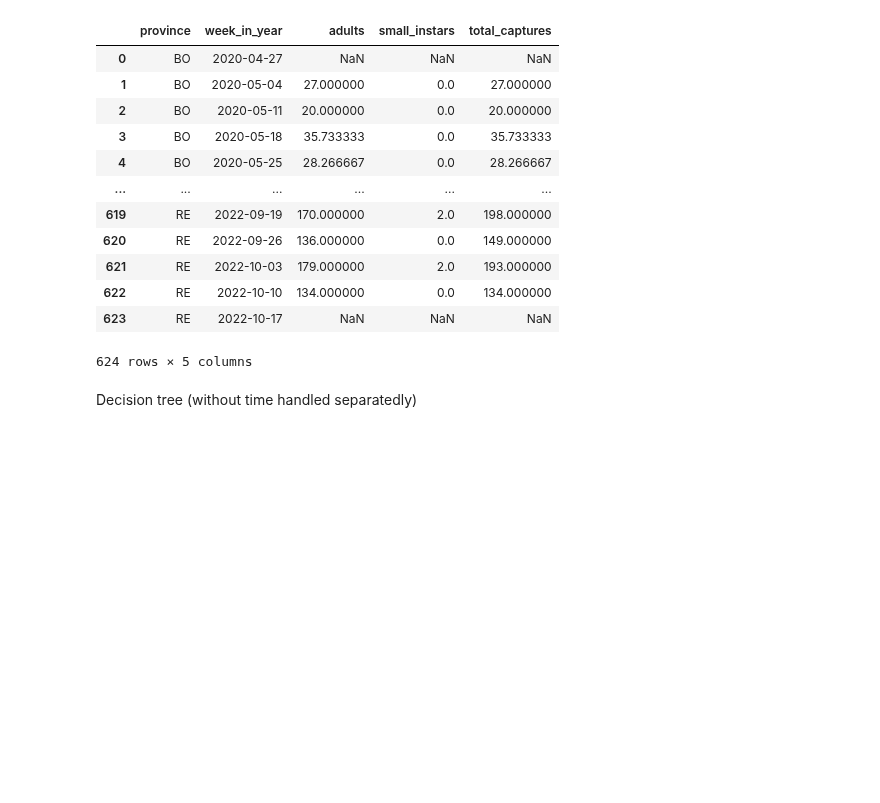
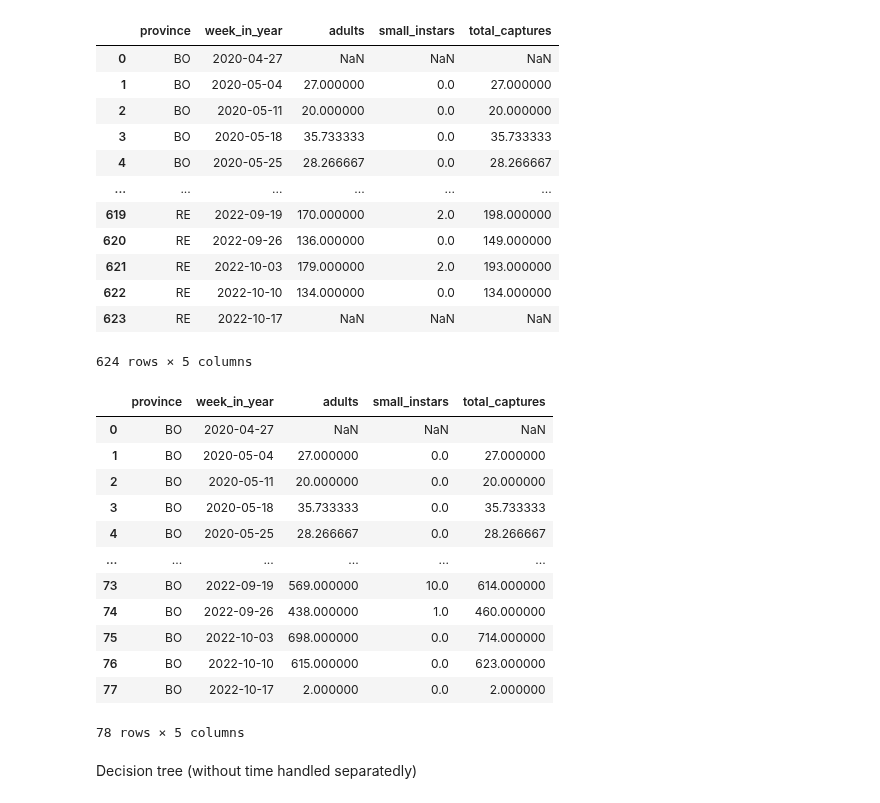
Before and after one commit to big-unibo/explain, a Jupyter notebook: intentional/src/main/python/predict.ipynb, the cells around one changed output. Drawn from its saved outputs; the diff is of its cells as text; code cells hidden in the pictures; blank space fills up the shorter version.

```diff
--- a/intentional/src/main/python/predict.ipynb
+++ b/intentional/src/main/python/predict.ipynb
@@ -150,6 +147,49 @@ df
 | 622 | RE | 2022-10-10 | 134.000000 | 0.0 | 134.000000 |
 | 623 | RE | 2022-10-17 | NaN | NaN | NaN |
 624 rows × 5 columns
+# %%
+target_measure = "adults"
+date_attr = "week_in_year"
+column = "province"
+
+def get_data(columns=None, filters=None):
+    df = pd.read_csv('foo.csv')
+    if columns is not None: df = df[columns]
+    if filters is not None:
+        for column, predicates in filters.items():
+            df = df[df[column].apply(lambda x: x in predicates)]
+    # Define the percentage of NaN values to add randomly
+    # nan_percentage = 0.1
+    # Calculate the number of NaN values to add
+    # num_nan_to_add = int(nan_percentage * ndf.shape[0])
+    # Randomly select indices to add NaN values
+    # nan_indices = np.random.choice(ndf.index, num_nan_to_add, replace=False)
+    # Set NaN values in the specified column
+    # ndf.loc[nan_indices, target_measure] = np.nan
+    # df[date_attr] = pd.to_datetime(df[date_attr], unit="s")
+    # df.set_index('timestamp', inplace=True)
+    # df.index = pd.DatetimeIndex(df.index).to_period('D')
+    if "week_in_year" in list(df.columns):
+        df["week_in_year"] = pd.to_datetime(df['week_in_year'] + '-1', format='%Y-%W-%w')
+    return df
+# df = get_data()
+df = get_data(columns=["province", "week_in_year", "adults", "small_instars", "total_captures"], filters={'province': ['BO']})
+values = [x for x in df.columns if x not in [target_measure, date_attr]]
+df
+# %% [output]
+|  | province | week_in_year | adults | small_instars | total_captures |
+| 0 | BO | 2020-04-27 | NaN | NaN | NaN |
+| 1 | BO | 2020-05-04 | 27.000000 | 0.0 | 27.000000 |
+| 2 | BO | 2020-05-11 | 20.000000 | 0.0 | 20.000000 |
+| 3 | BO | 2020-05-18 | 35.733333 | 0.0 | 35.733333 |
+| 4 | BO | 2020-05-25 | 28.266667 | 0.0 | 28.266667 |
+| ... | ... | ... | ... | ... | ... |
+| 73 | BO | 2022-09-19 | 569.000000 | 10.0 | 614.000000 |
+| 74 | BO | 2022-09-26 | 438.000000 | 1.0 | 460.000000 |
+| 75 | BO | 2022-10-03 | 698.000000 | 0.0 | 714.000000 |
+| 76 | BO | 2022-10-10 | 615.000000 | 0.0 | 623.000000 |
+| 77 | BO | 2022-10-17 | 2.000000 | 0.0 | 2.000000 |
+78 rows × 5 columns
 # %% [markdown]
 Decision tree (without time handled separatedly)
 # %%
```
Also changed, not shown: parts of 7 cells of this notebook, 1 other file.
